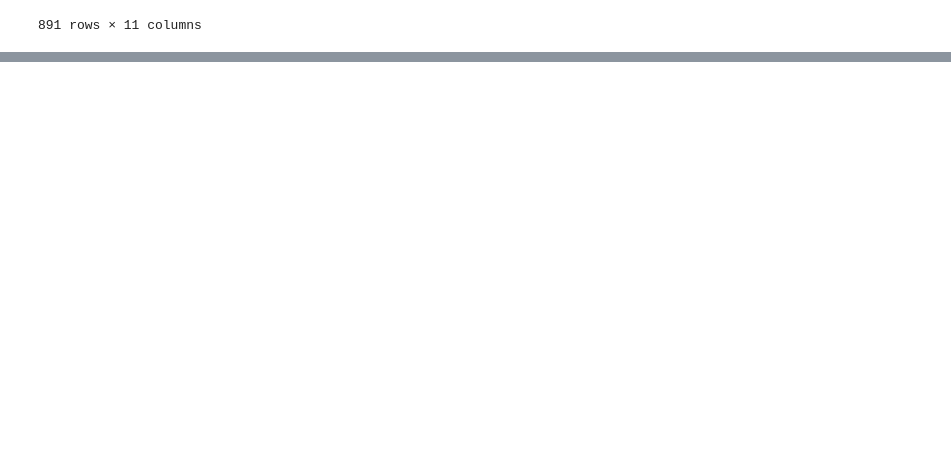
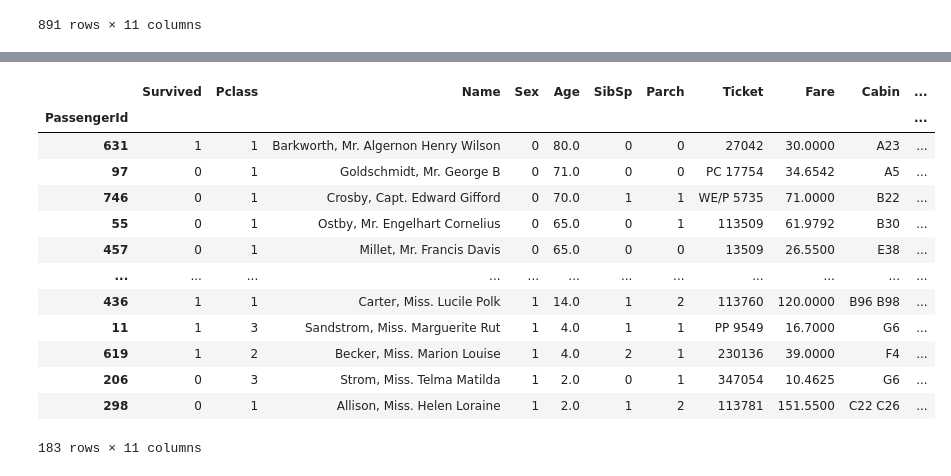
Before and after one commit to BombasticFantastik/DataScience-2024-SFU-Work4, a Jupyter notebook: Практическая работа 4.ipynb, the cells around one changed output, grey strips where cells are left out. Saved outputs shown, nothing was run; the diff lists cells and outputs as text; code cells hidden in the pictures; blank space fills up the shorter version.

```diff
--- a/Практическая работа 4.ipynb
+++ b/Практическая работа 4.ipynb
@@ -163 +141,4 @@ data
 891 rows × 11 columns
+# %%
+data=data.sort_values(by=['Sex','Age'],ascending=[True,False])
+pd.concat([data.head(10),data.tail(10)])
@@ -163,0 +164,18 @@ data
+# %%
+data=data.dropna()
+data
+# %% [output]
+|  | Survived | Pclass | Name | Sex | Age | SibSp | Parch | Ticket | Fare | Cabin | ... |
+| PassengerId |  |  |  |  |  |  |  |  |  |  | ... |
+| 631 | 1 | 1 | Barkworth, Mr. Algernon Henry Wilson | 0 | 80.0 | 0 | 0 | 27042 | 30.0000 | A23 | ... |
+| 97 | 0 | 1 | Goldschmidt, Mr. George B | 0 | 71.0 | 0 | 0 | PC 17754 | 34.6542 | A5 | ... |
+| 746 | 0 | 1 | Crosby, Capt. Edward Gifford | 0 | 70.0 | 1 | 1 | WE/P 5735 | 71.0000 | B22 | ... |
+| 55 | 0 | 1 | Ostby, Mr. Engelhart Cornelius | 0 | 65.0 | 0 | 1 | 113509 | 61.9792 | B30 | ... |
+| 457 | 0 | 1 | Millet, Mr. Francis Davis | 0 | 65.0 | 0 | 0 | 13509 | 26.5500 | E38 | ... |
+| ... | ... | ... | ... | ... | ... | ... | ... | ... | ... | ... | ... |
+| 436 | 1 | 1 | Carter, Miss. Lucile Polk | 1 | 14.0 | 1 | 2 | 113760 | 120.0000 | B96 B98 | ... |
+| 11 | 1 | 3 | Sandstrom, Miss. Marguerite Rut | 1 | 4.0 | 1 | 1 | PP 9549 | 16.7000 | G6 | ... |
+| 619 | 1 | 2 | Becker, Miss. Marion Louise | 1 | 4.0 | 2 | 1 | 230136 | 39.0000 | F4 | ... |
+| 206 | 0 | 3 | Strom, Miss. Telma Matilda | 1 | 2.0 | 0 | 1 | 347054 | 10.4625 | G6 | ... |
+| 298 | 0 | 1 | Allison, Miss. Helen Loraine | 1 | 2.0 | 1 | 2 | 113781 | 151.5500 | C22 C26 | ... |
+183 rows × 11 columns
```
Also changed, not shown: parts of 11 cells of this notebook, 2 other files.
